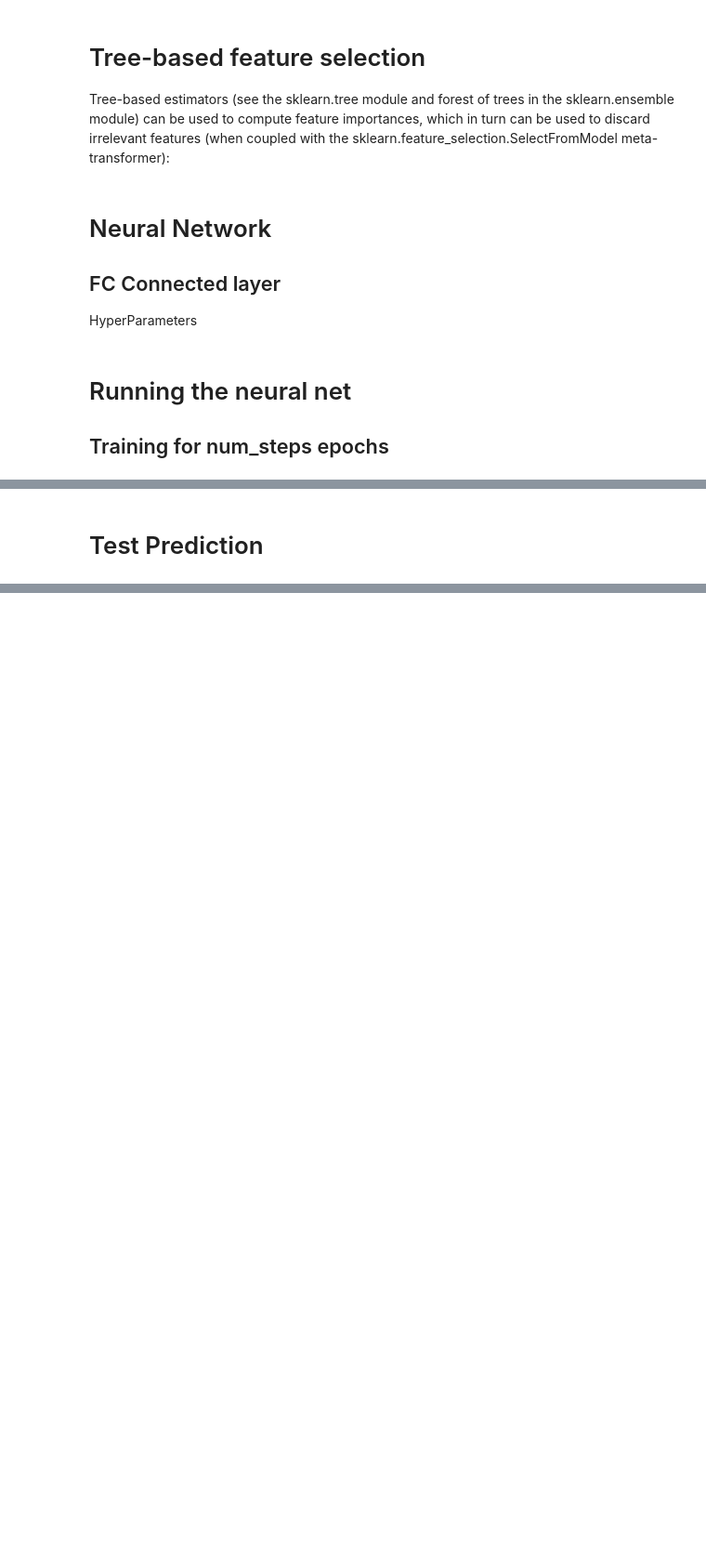
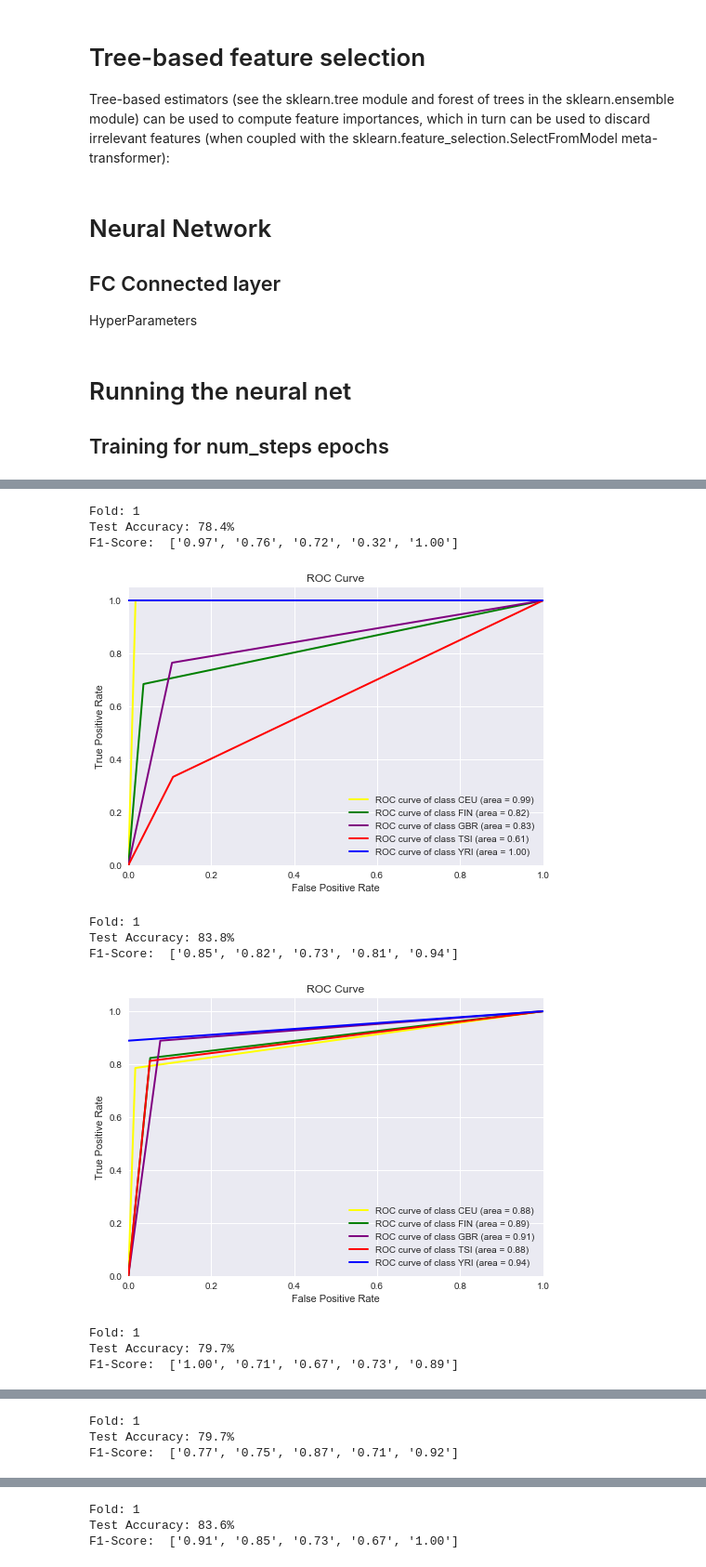
Before and after one commit to samanta-anupam/pheno-predictor, a Jupyter notebook: Population_predictor.ipynb, the cells around one changed output, grey strips where cells are left out. Shown: that part at 93% size. Saved outputs shown, nothing was run; the diff lists cells and outputs as text; code cells hidden in the pictures; blank space fills up the shorter version.

```diff
--- a/Population_predictor.ipynb
+++ b/Population_predictor.ipynb
@@ -245,7 +480,4 @@ def select_features(train_data, train_data_label, test_data):
 # %%
 def reformat(labels):
-  labels = (np.arange(num_labels) == labels[:,None]).astype(np.float32)
+  labels = (np.arange(num_labels) == labels[:,None]).astype(np.int32)
   return labels
-print(sample_vs_label[:5])
-sample_vs_label = reformat(sample_vs_label)
-print(sample_vs_label[:5])
@@ -261,7 +486,7 @@ print(sample_vs_label[:5])
 
 Tree-based estimators (see the sklearn.tree module and forest of trees in the sklearn.ensemble module) can be used to compute feature importances, which in turn can be used to discard irrelevant features (when coupled with the sklearn.feature_selection.SelectFromModel meta-transformer):
 # %%
-def accuracy(predictions, labels):
+def accuracy_predictions(predictions, labels):
   return (100.0 * np.sum(np.argmax(predictions, 1) == np.argmax(labels, 1))
           / predictions.shape[0])
 # %% [markdown]
@@ -270,16 +495,16 @@ def accuracy(predictions, labels):
 HyperParameters
 # %%
 batch_size = 50
-num_hidden_nodes = [800, 100, 20]
+num_hidden_nodes = [800, 10]
 num_layers = len(num_hidden_nodes)
 dropout_fraction = 0.5
 beta_1_value = 1e-3
 beta_2_value = 1e-3
-learning_step = 1e-4
+learning_step = 1e-3
 decay_steps = 1e6
 decay_rate = 0.65
 k_fold_splits = 5
-num_steps = 2000
+num_steps = 1200
 # %% [markdown]
 # Running the neural net
 ## Training for num_steps epochs
@@ -352,7 +577,6 @@ def run_nn(train_dataset, train_labels, test_data, test_labels, valid_dataset, v
         tf.global_variables_initializer().run()
         # Add ops to save and restore all the variables.
         saver = tf.train.Saver()
-        print('Initialised')
 
         minibatch.append(list())
         validation.append(list())
@@ -371,20 +595,18 @@ def run_nn(train_dataset, train_labels, test_data, test_labels, valid_dataset, v
             _, l, predictions = session.run([optimizer, loss, \
                                              train_prediction], feed_dict=feed_dict)
 
-                #                 print("Minibatch accuracy: %.1f%% " % accuracy(predictions, batch_labels))
-            minibatch[-1].append(accuracy(predictions, batch_labels))
-            #                 print("Validation accuracy %d: %.1f%% " % (step, accuracy(test_prediction.eval(feed_dict={tf_test_data : valid_dataset}), valid_labels)))
+            minibatch[-1].append(accuracy_predictions(predictions, batch_labels))
             validation[-1].append(
-                accuracy(test_prediction.eval(feed_dict={tf_test_data: valid_dataset}), valid_labels))
+                accuracy_predictions(test_prediction.eval(feed_dict={tf_test_data: valid_dataset}), valid_labels))
             steps[-1].append(step)
-            if step % int(num_steps / 4) == 0:
-                print("Step: %d : Validation Accuracy: %.1f%%" % (step, validation[-1][-1]))
+#             if step % int(num_steps / 2) == 0:
+#                 print("Step: %d : Validation accuracy_predictions: %.1f%%" % (step, validation[-1][-1]))
         predicted_labels = test_prediction.eval(feed_dict={tf_test_data : test_data})
-        result = accuracy(predicted_labels, test_labels)
+        result = accuracy_predictions(predicted_labels, test_labels)
         f1_sc = f1_score(np.argmax(test_labels, 1), np.argmax(predicted_labels, 1), average=None)
         print("Test Accuracy: %.1f%%" % (result))
         print("F1-Score: ", [ '%.2f' % elem for elem in f1_sc ])
-
+    draw_roc_curve(np.argmax(predicted_labels, axis=1), np.argmax(test_labels, axis=1))
 #     save_path = saver.save(session, "./model1.ckpt")
 #     print("Model saved in file: %s" % save_path)
 
@@ -441,2 +644,0 @@ for idx in range(len(result)):
-# %% [markdown]
-# Test Prediction
@@ -460,0 +645,15 @@ with tf.Session(graph=graph) as session:
+# %%
+%%time
+run_nn_on_dataset(dataset)
+# %% [output]
+Fold: 1
+Test Accuracy: 78.4%
+F1-Score:  ['0.97', '0.76', '0.72', '0.32', '1.00']
+[figure, added]
+Fold: 1
+Test Accuracy: 83.8%
+F1-Score:  ['0.85', '0.82', '0.73', '0.81', '0.94']
+[figure, added]
+Fold: 1
+Test Accuracy: 79.7%
+F1-Score:  ['1.00', '0.71', '0.67', '0.73', '0.89']
@@ -460,0 +661,3 @@ with tf.Session(graph=graph) as session:
+Fold: 1
+Test Accuracy: 79.7%
+F1-Score:  ['0.77', '0.75', '0.87', '0.71', '0.92']
@@ -460,0 +665,3 @@ with tf.Session(graph=graph) as session:
+Fold: 1
+Test Accuracy: 83.6%
+F1-Score:  ['0.91', '0.85', '0.73', '0.67', '1.00']
```
Also changed, not shown: parts of 33 cells of this notebook.
